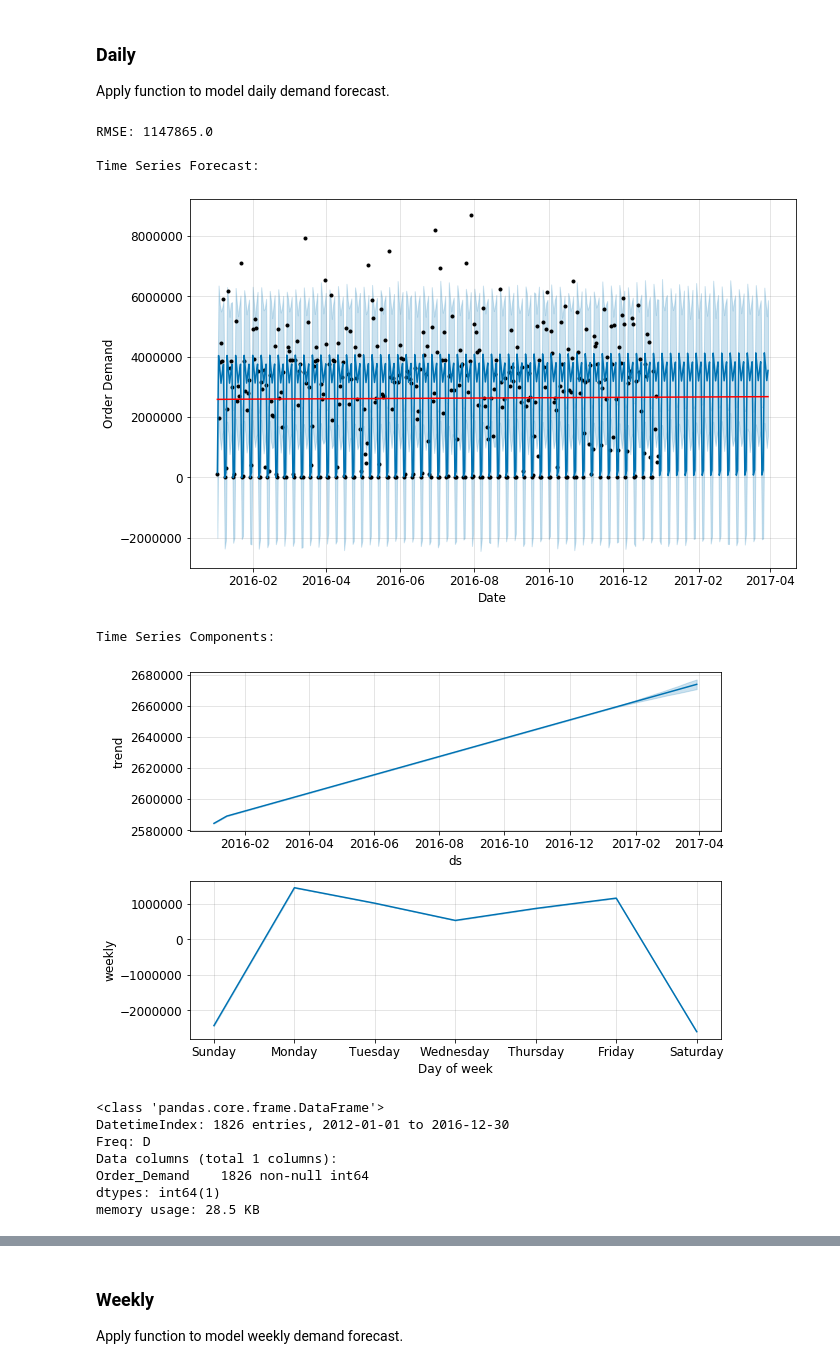
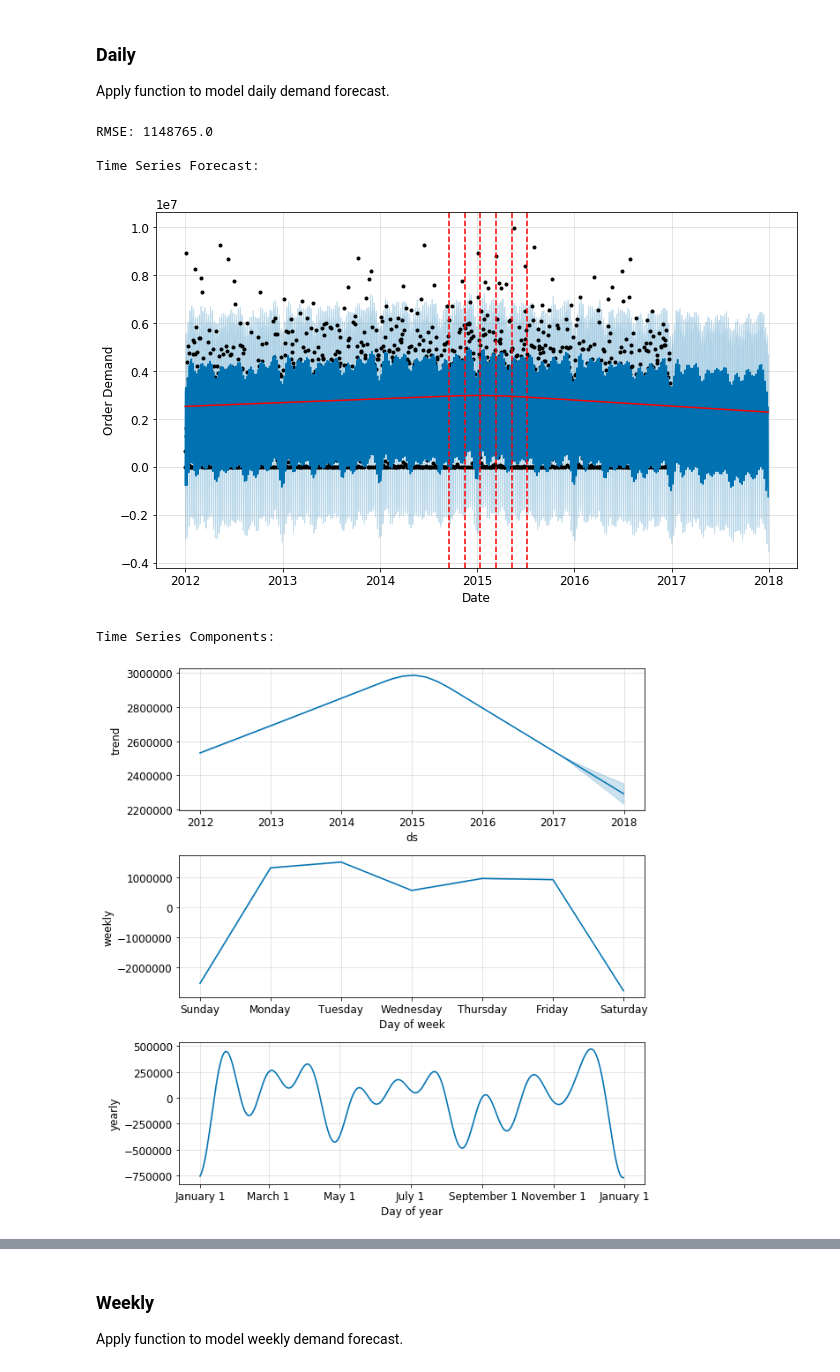
Before and after one commit to JessicaFB/Product-Demand-Forecasting, a Jupyter notebook: Product-Demand-Forecasting.ipynb, the cells around one changed output, grey strips where cells are left out. Drawn from its saved outputs; the diff is of its cells as text; code cells hidden in the pictures.

Commit message:
Ran baseline time series models with new function.

```diff
--- a/Product-Demand-Forecasting.ipynb
+++ b/Product-Demand-Forecasting.ipynb
@@ -991,11 +991,11 @@ def ts_model(ts_df, freq='D', periods=365):
 
 Apply function to model daily demand forecast.
 # %%
-daily_forcast = ts_model(ts_df, freq='D', periods=90)
+daily_forcast = ts_model(ts_df, freq='D', periods=365)
 # %% [output]
-RMSE: 1147865.0
+RMSE: 1148765.0
 
 Time Series Forecast:
-[figure, old version]
+[figure, new version]
 Time Series Components:
-[figure, old version]
+[figure, new version]
@@ -1004,11 +1002 @@ y_train['y'] = top_prod['Order_Demand'].values
-# %%
-top_prod.info()
-# %% [output]
-<class 'pandas.core.frame.DataFrame'>
-DatetimeIndex: 1826 entries, 2012-01-01 to 2016-12-30
-Freq: D
-Data columns (total 1 columns):
-Order_Demand    1826 non-null int64
-dtypes: int64(1)
-memory usage: 28.5 KB
 # %% [markdown]
```
Also changed, not shown: parts of 7 cells of this notebook.
